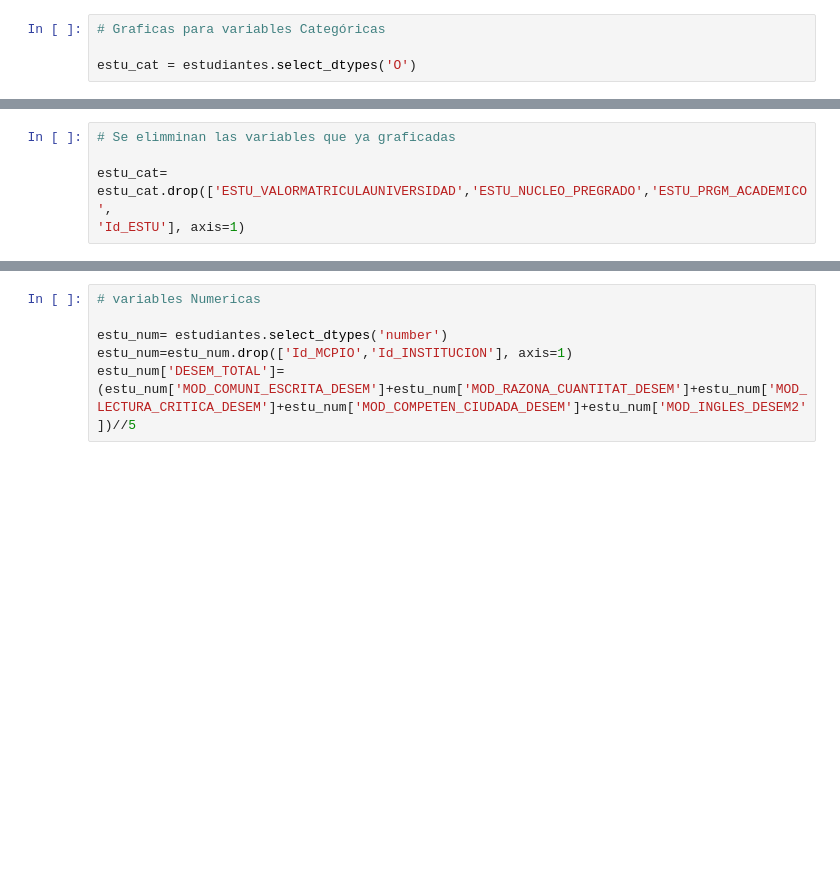
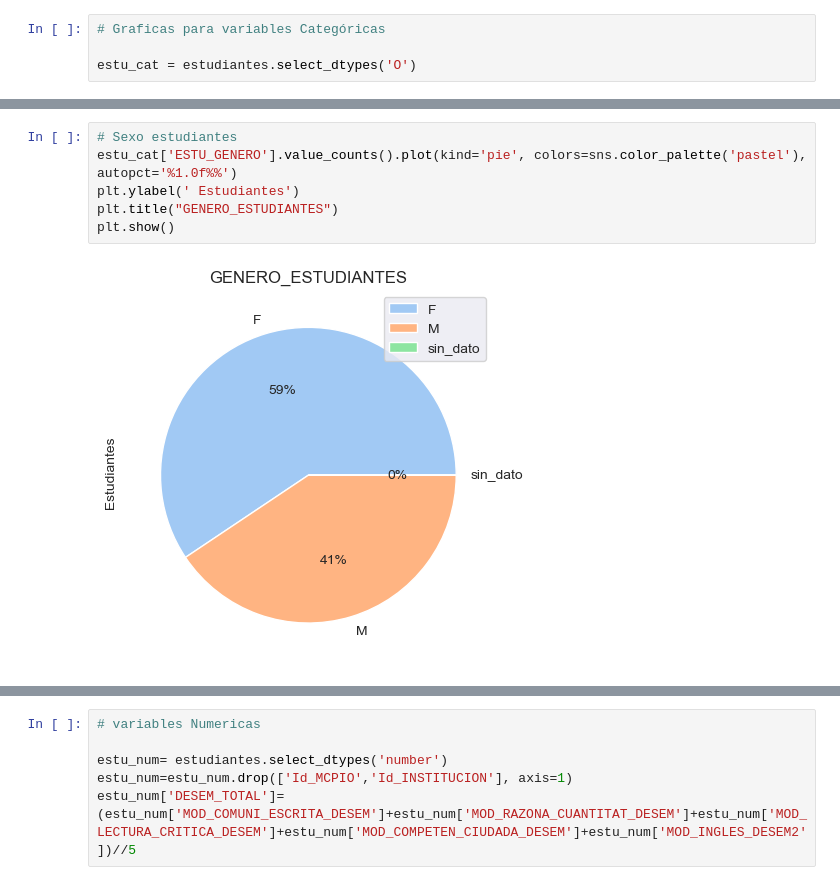
Before and after one commit to jospinoponce/PruebasSaberPro_Colombia, a Jupyter notebook: report_EDA.ipynb, the cells around one changed output, grey strips where cells are left out. Cells and saved outputs as stored; diff of their text form; blank space fills up the shorter version.

```diff
--- a/report_EDA.ipynb
+++ b/report_EDA.ipynb
@@ -296,7 +296,10 @@ plt.show()
 [figure]
-# %%
-# Se elimminan las variables que ya graficadas
-
-estu_cat= estu_cat.drop(['ESTU_VALORMATRICULAUNIVERSIDAD','ESTU_NUCLEO_PREGRADO','ESTU_PRGM_ACADEMICO',
-'Id_ESTU'], axis=1)
+# %%
+# Sexo estudiantes
+estu_cat['ESTU_GENERO'].value_counts().plot(kind='pie', colors=sns.color_palette('pastel'), autopct='%1.0f%%')
+plt.ylabel(' Estudiantes')
+plt.title("GENERO_ESTUDIANTES")
+plt.show()
+# %% [output]
+[figure, added]
 # %%
```
Also changed, not shown: parts of 2 cells of this notebook, 1 other file.
